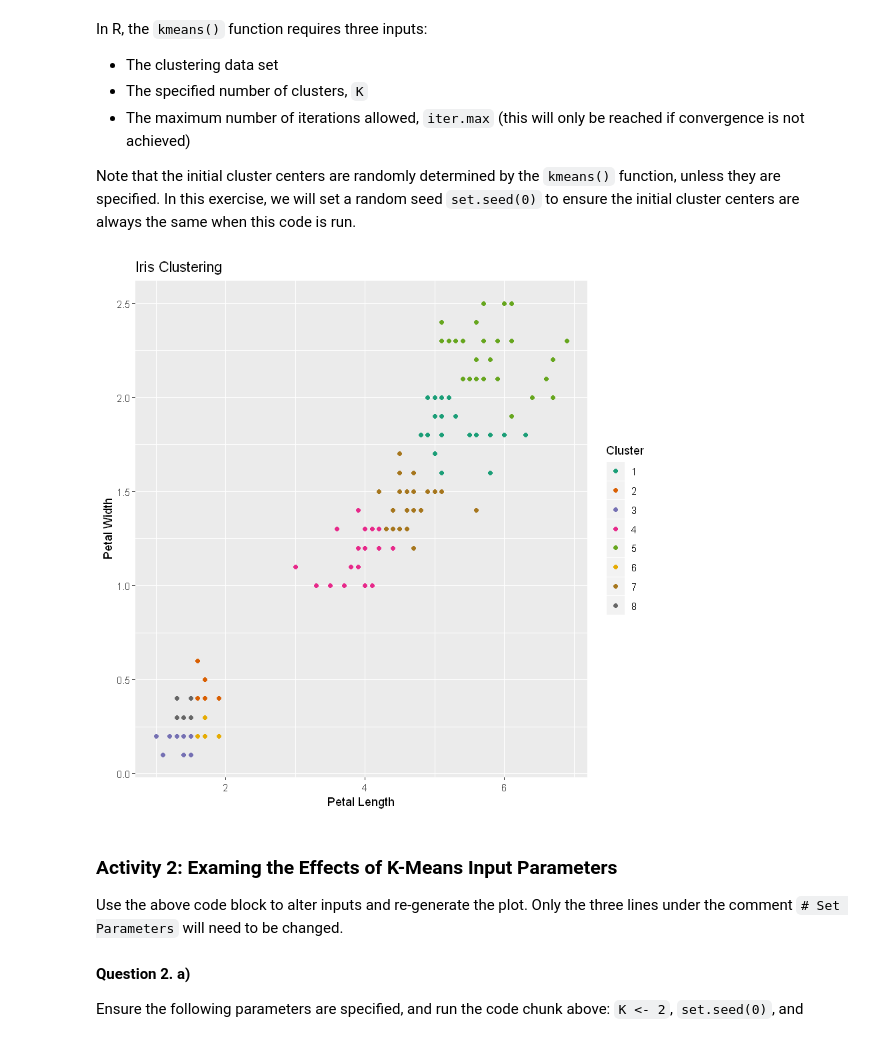
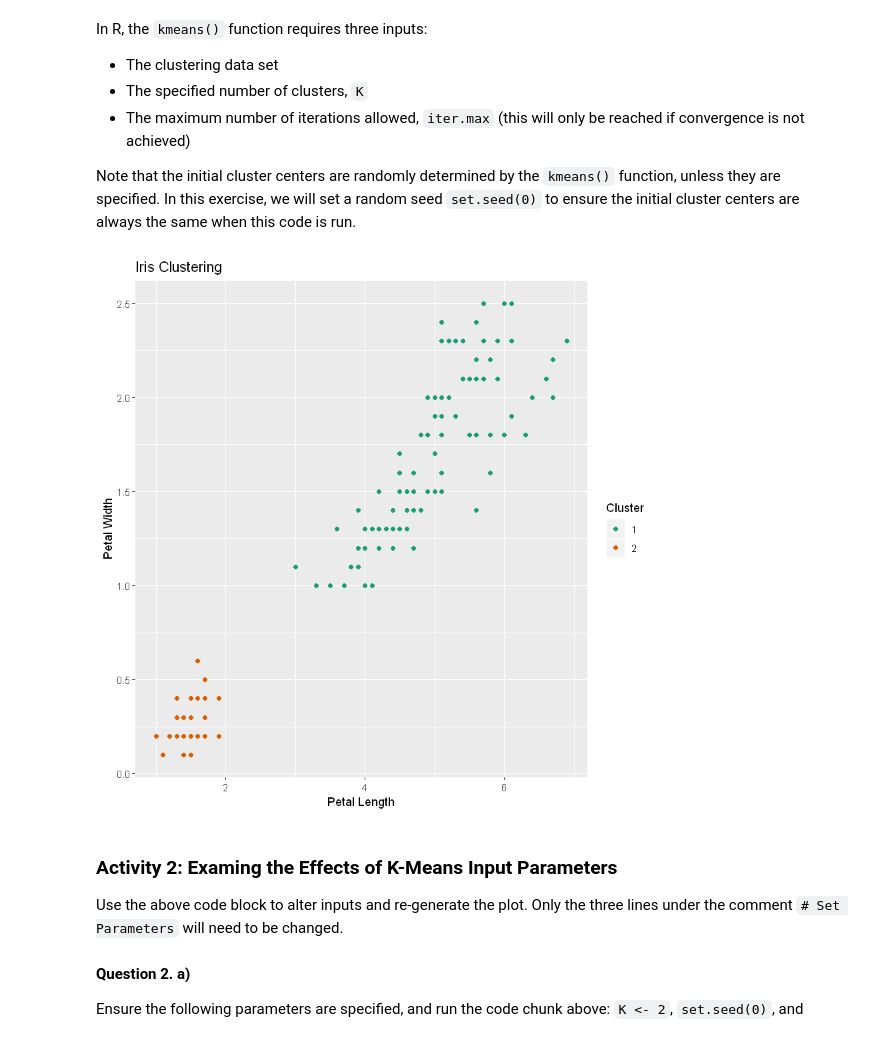
Before and after one commit to rmilanowski/ME532, a Jupyter notebook: ClusteringCongressionalDistricts4.ipynb, the cells around one changed output. Drawn from its saved outputs; the diff is of its cells as text; code cells hidden in the pictures.

```diff
--- a/ClusteringCongressionalDistricts4.ipynb
+++ b/ClusteringCongressionalDistricts4.ipynb
@@ -413,23 +413,23 @@ In R, the `kmeans()` function requires three inputs:
 Note that the initial cluster centers are randomly determined by the `kmeans()` function, unless they are specified. In this exercise, we will set a random seed `set.seed(0)` to ensure the initial cluster centers are always the same when this code is run.
 # %%
 # Set Parameters
-K <- 8            # Number of K-Means clusters
+K <- 2            # Number of K-Means clusters
 set.seed(25)       # Random seed (This allows for repeatable results)
-iter.max <- 10     # Maximum number of kmeans iterations
+iter.max <- 2     # Maximum number of kmeans iterations
 
 # Apply K-Means Clustering
 clust <- kmeans(TestData, centers = K, iter.max = iter.max)
 
 PlotTestData <- iris
 PlotTestData$cluster <- as.factor(clust$cluster)
 
 ggplot(PlotTestData) +
     geom_point(aes(x = Petal.Length, y = Petal.Width, color = cluster)) +
     labs(x = "Petal Length", y = "Petal Width", title = "Iris Clustering",
          color = "Cluster") +
     scale_color_brewer(palette = "Dark2")
 # %% [output]
-[figure, old version]
+[figure, new version]
 # %% [markdown]
 ### Activity 2: Examing the Effects of K-Means Input Parameters
 
```
Also changed, not shown: parts of 13 cells of this notebook.
